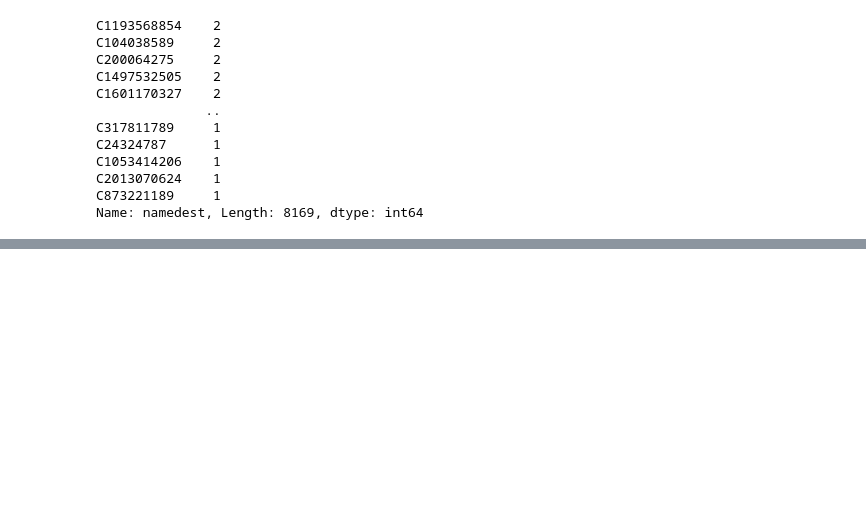
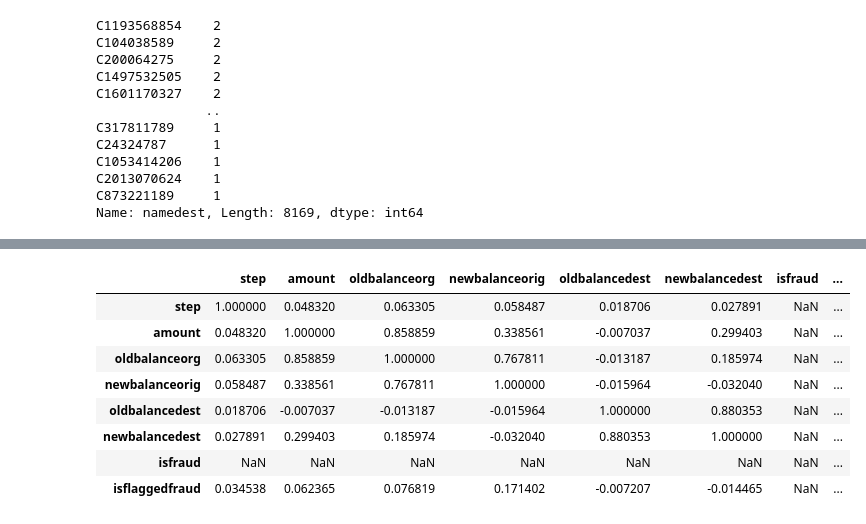
Before and after one commit to Manuelzerpadl/Cerberus-Sentinel--Final-Project, a Jupyter notebook: Data wrangling/Proyecto.ipynb, the cells around one changed output, grey strips where cells are left out. Drawn from its saved outputs; the diff is of its cells as text; code cells hidden in the pictures; blank space fills up the shorter version.

```diff
--- a/Data wrangling/Proyecto.ipynb
+++ b/Data wrangling/Proyecto.ipynb
@@ -315,0 +320,12 @@ plt.show()
+# %%
+df.loc[df['isfraud'] == 1].corr()
+# %% [output]
+|  | step | amount | oldbalanceorg | newbalanceorig | oldbalancedest | newbalancedest | isfraud | ... |
+| step | 1.000000 | 0.048320 | 0.063305 | 0.058487 | 0.018706 | 0.027891 | NaN | ... |
+| amount | 0.048320 | 1.000000 | 0.858859 | 0.338561 | -0.007037 | 0.299403 | NaN | ... |
+| oldbalanceorg | 0.063305 | 0.858859 | 1.000000 | 0.767811 | -0.013187 | 0.185974 | NaN | ... |
+| newbalanceorig | 0.058487 | 0.338561 | 0.767811 | 1.000000 | -0.015964 | -0.032040 | NaN | ... |
+| oldbalancedest | 0.018706 | -0.007037 | -0.013187 | -0.015964 | 1.000000 | 0.880353 | NaN | ... |
+| newbalancedest | 0.027891 | 0.299403 | 0.185974 | -0.032040 | 0.880353 | 1.000000 | NaN | ... |
+| isfraud | NaN | NaN | NaN | NaN | NaN | NaN | NaN | ... |
+| isflaggedfraud | 0.034538 | 0.062365 | 0.076819 | 0.171402 | -0.007207 | -0.014465 | NaN | ... |
```
Also changed, not shown: parts of 9 cells of this notebook, 1 other file.
